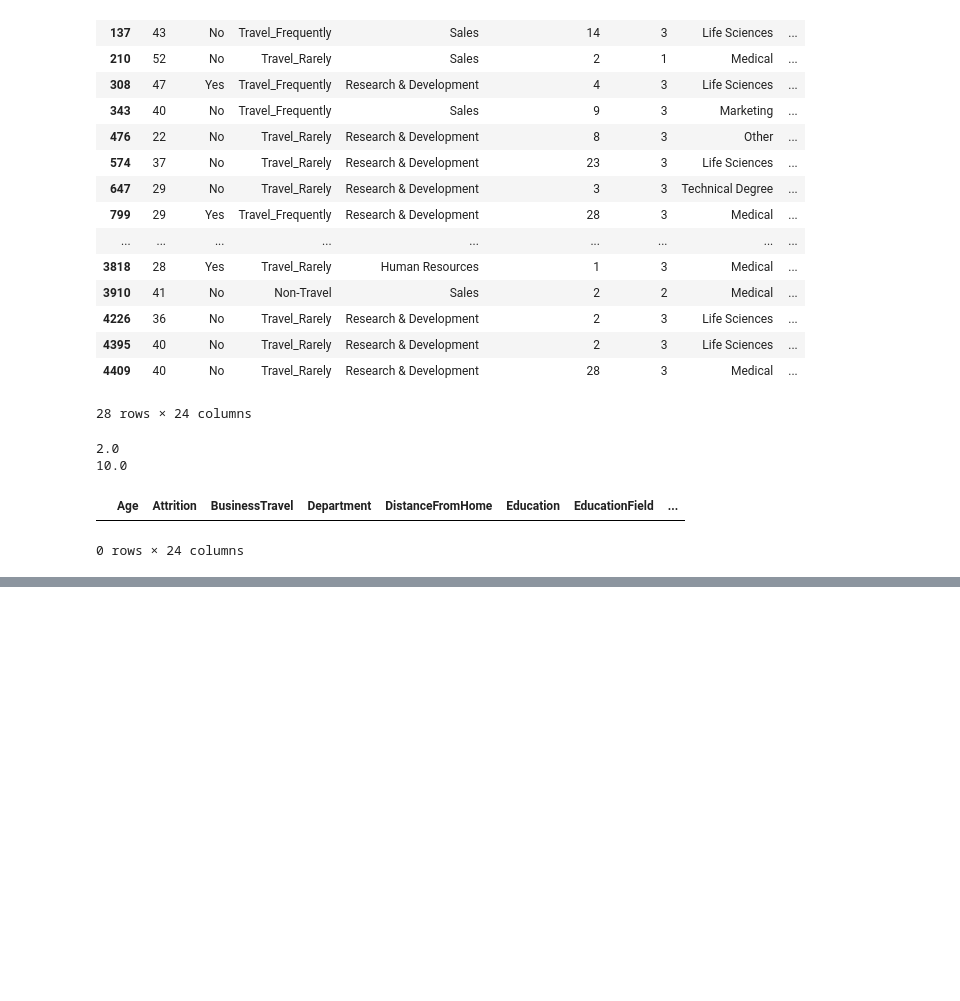
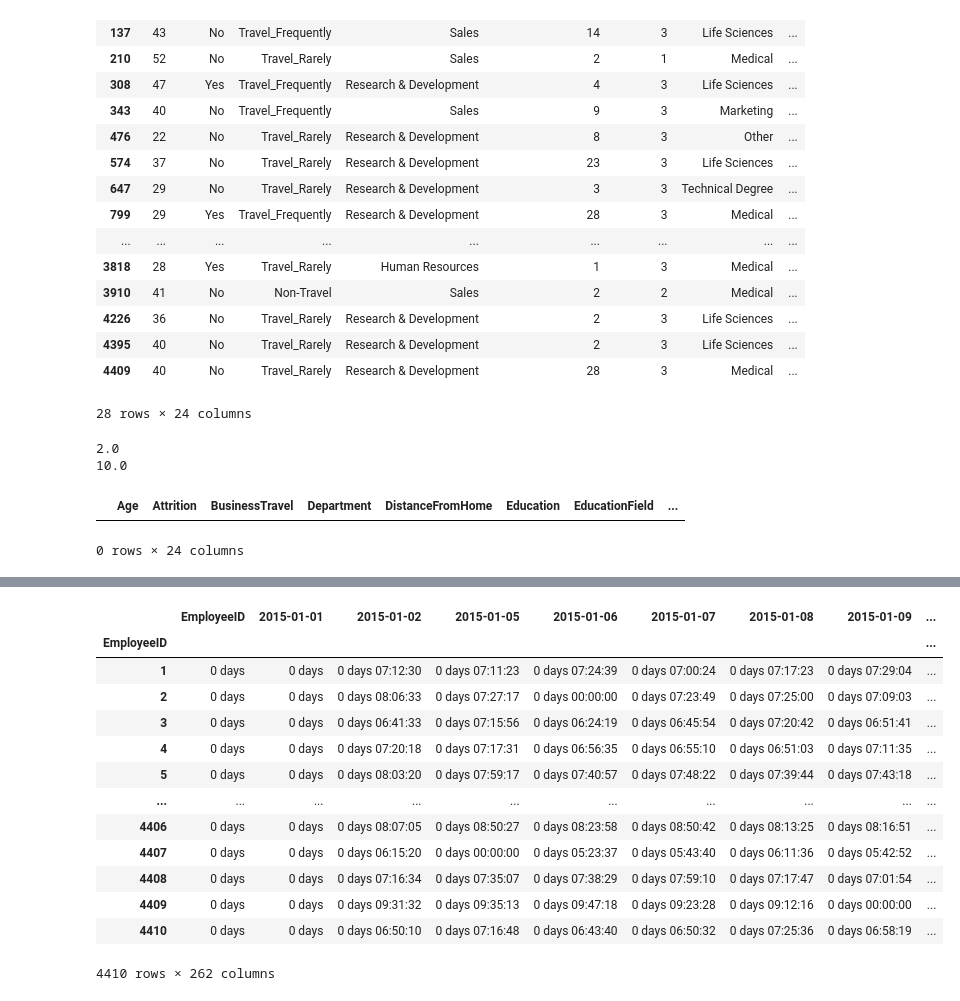
Before and after one commit to ramdaniAli/IA_PROJECT, a Jupyter notebook: project_test.ipynb, the cells around one changed output, grey strips where cells are left out. Saved outputs shown, nothing was run; the diff lists cells and outputs as text; code cells hidden in the pictures; blank space fills up the shorter version.

```diff
--- a/project_test.ipynb
+++ b/project_test.ipynb
@@ -322,0 +455,5 @@ general_data_copy[general_data_copy.isnull().any(axis=1)]
+# %%
+
+clean_in_time_data = replace_nan_date(
+    in_time_data_copy, get_nan_columns(in_time_data_copy))
+clean_in_time_data.head()
@@ -322,0 +469,4 @@ general_data_copy[general_data_copy.isnull().any(axis=1)]
+# %%
+clean_out_time_data = replace_nan_date(
+    out_time_data_copy, get_nan_columns(out_time_data_copy))
+clean_out_time_data.head()
@@ -322,0 +498,5 @@ general_data_copy[general_data_copy.isnull().any(axis=1)]
+# %%
+#convert object type of dataframe to datetime
+# clean_in_time_data.apply(pd.to_datetime , errors='coerce')
+in_time_data_formated = clean_in_time_data.apply(pd.to_datetime, errors='coerce')
+in_time_data_formated.dtypes
@@ -322,0 +533,19 @@ general_data_copy[general_data_copy.isnull().any(axis=1)]
+# %%
+# calculate time difference between in and out time in hours
+worktime_data = out_time_data_formated - in_time_data_formated
+worktime_data
+# %% [output]
+|  | EmployeeID | 2015-01-01 | 2015-01-02 | 2015-01-05 | 2015-01-06 | 2015-01-07 | 2015-01-08 | 2015-01-09 | ... |
+| EmployeeID |  |  |  |  |  |  |  |  | ... |
+| 1 | 0 days | 0 days | 0 days 07:12:30 | 0 days 07:11:23 | 0 days 07:24:39 | 0 days 07:00:24 | 0 days 07:17:23 | 0 days 07:29:04 | ... |
+| 2 | 0 days | 0 days | 0 days 08:06:33 | 0 days 07:27:17 | 0 days 00:00:00 | 0 days 07:23:49 | 0 days 07:25:00 | 0 days 07:09:03 | ... |
+| 3 | 0 days | 0 days | 0 days 06:41:33 | 0 days 07:15:56 | 0 days 06:24:19 | 0 days 06:45:54 | 0 days 07:20:42 | 0 days 06:51:41 | ... |
+| 4 | 0 days | 0 days | 0 days 07:20:18 | 0 days 07:17:31 | 0 days 06:56:35 | 0 days 06:55:10 | 0 days 06:51:03 | 0 days 07:11:35 | ... |
+| 5 | 0 days | 0 days | 0 days 08:03:20 | 0 days 07:59:17 | 0 days 07:40:57 | 0 days 07:48:22 | 0 days 07:39:44 | 0 days 07:43:18 | ... |
+| ... | ... | ... | ... | ... | ... | ... | ... | ... | ... |
+| 4406 | 0 days | 0 days | 0 days 08:07:05 | 0 days 08:50:27 | 0 days 08:23:58 | 0 days 08:50:42 | 0 days 08:13:25 | 0 days 08:16:51 | ... |
+| 4407 | 0 days | 0 days | 0 days 06:15:20 | 0 days 00:00:00 | 0 days 05:23:37 | 0 days 05:43:40 | 0 days 06:11:36 | 0 days 05:42:52 | ... |
+| 4408 | 0 days | 0 days | 0 days 07:16:34 | 0 days 07:35:07 | 0 days 07:38:29 | 0 days 07:59:10 | 0 days 07:17:47 | 0 days 07:01:54 | ... |
+| 4409 | 0 days | 0 days | 0 days 09:31:32 | 0 days 09:35:13 | 0 days 09:47:18 | 0 days 09:23:28 | 0 days 09:12:16 | 0 days 00:00:00 | ... |
+| 4410 | 0 days | 0 days | 0 days 06:50:10 | 0 days 07:16:48 | 0 days 06:43:40 | 0 days 06:50:32 | 0 days 07:25:36 | 0 days 06:58:19 | ... |
+4410 rows × 262 columns
```
Also changed, not shown: parts of 49 cells of this notebook.
